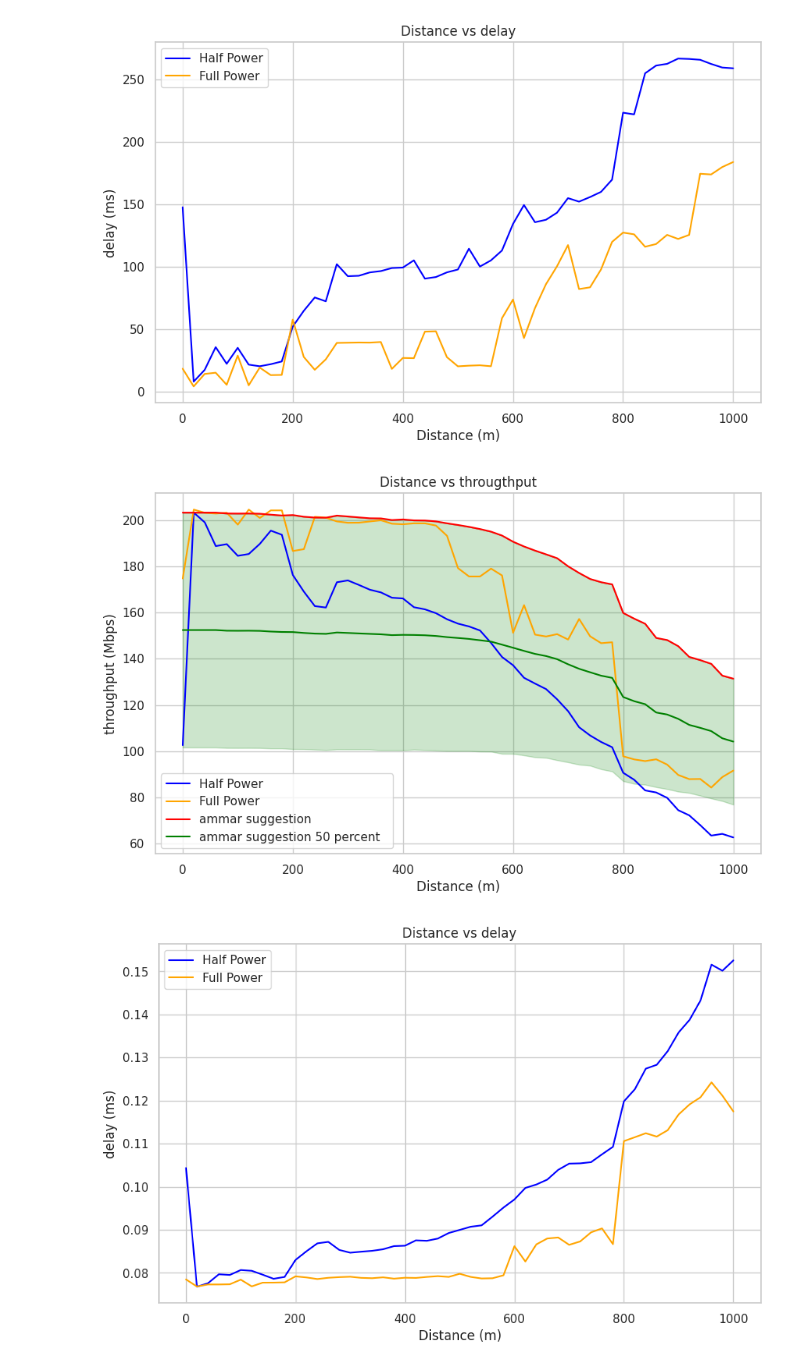
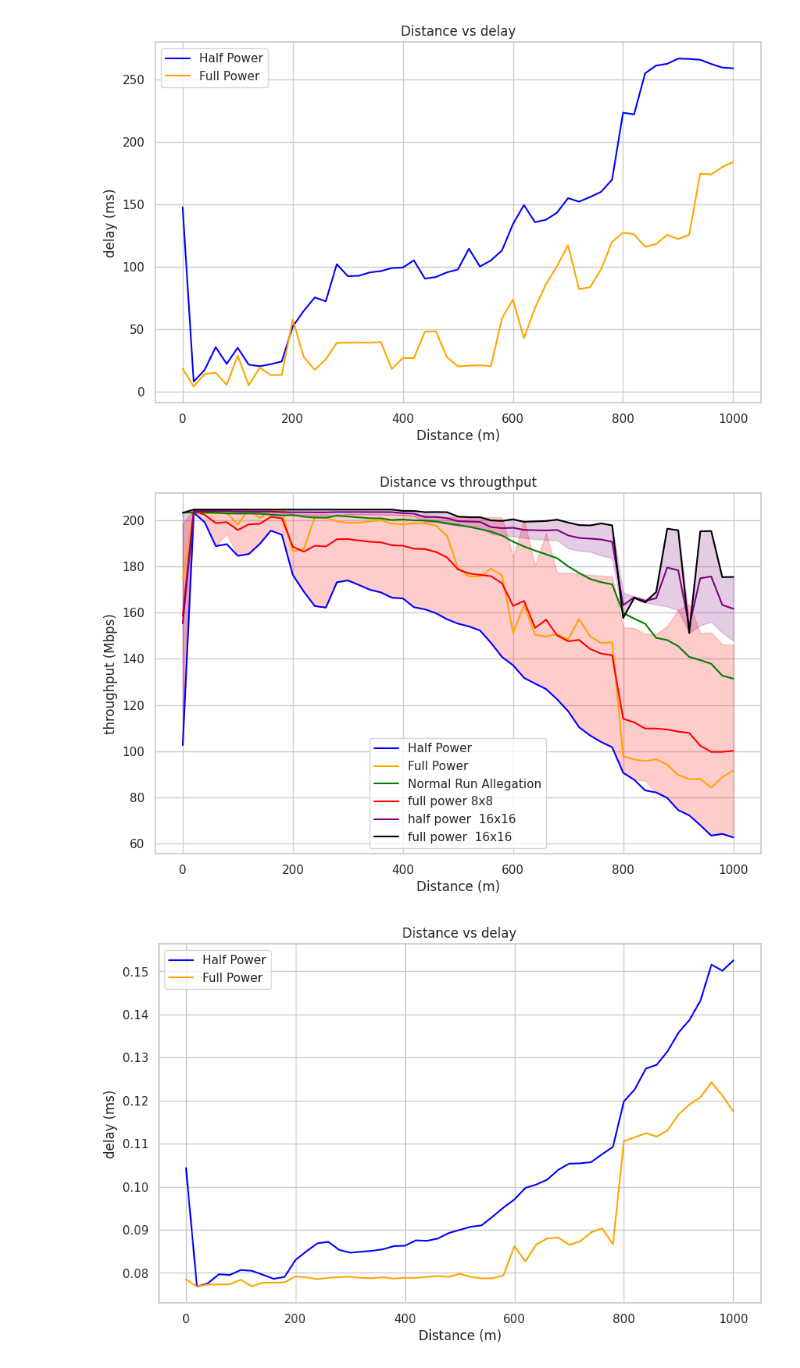
Before and after one commit to omartarek000/ns3_work_file_5G_lena, a Jupyter notebook: power_port_analysis.ipynb, the cells around one changed output. Saved outputs shown, nothing was run; the diff lists cells and outputs as text; code cells hidden in the pictures.

Commit message:
updated the graph file

```diff
--- a/power_port_analysis.ipynb
+++ b/power_port_analysis.ipynb
@@ -11,3 +6,17 @@ df_ammar_echo = pd.read_csv('ammar_suggestion1.csv')
+# %%
+df_half_power = pd.read_csv('output_default.csv')
+df_full_power = pd.read_csv('full_power.csv')
+df_normal_run_allegation = pd.read_csv('normal_run_allegation.csv')
+df_upnormal_run_allegation = pd.read_csv('upnormal_run_allegation.csv')
+df_upnormal_run_allegation_16half = pd.read_csv('upnormal_run_allegation16half.csv')
+df_upnormal_run_allegation_16 = pd.read_csv('upnormal_run_allegation16.csv')
+df_normalizer_off_full_power = pd.read_csv("removing_normalizerfull_power.csv")
+df_normalizer_off_half_power = pd.read_csv("removing_normalizerhalf_power.csv")
+df_normalizer_off_half_power_half_power = pd.read_csv("removing_normalizerhalf_powerhalf.csv")
+df_normalizer_off_half_powerquarter = pd.read_csv("removing_normalizerhalf_powerquarter.csv")
+df_power_reallocation = pd.read_csv("power_reallocation.csv")
+df_normlizeroff1100 = pd.read_csv("normalizer_off_1100.csv")
+df_normlizeroff1111 = pd.read_csv("normalizeroff_1111.csv")
 # %%
 df_half_power[df_half_power['Metric'] == 'Throughput']
 # %% [output]
@@ -46,19 +56,23 @@ plt.show()
 # %%
 
 plt.figure(figsize=(10, 6))
 sns.set(style="whitegrid")
 sns.lineplot(data=df_half_power[df_half_power['Metric'] == 'Throughput'], x='gnbUeDistance', y='Value', label='Half Power', color='blue')
 sns.lineplot(data=df_full_power[df_full_power['Metric'] == 'Throughput'], x='gnbUeDistance', y='Value', label='Full Power', color='orange')
-sns.lineplot(data=df_ammar[df_ammar['Metric'] == 'Throughput'], x='gnbUeDistance', y='Value', label='ammar suggestion ', color='red')
-sns.lineplot(data=df_ammar_echo[df_ammar_echo['Metric'] == 'Throughput'], x='gnbUeDistance', y='Value', label='ammar suggestion 50 percent  ', color='green')
+sns.lineplot(data=df_normal_run_allegation[df_normal_run_allegation['Metric'] == 'Throughput'], x='gnbUeDistance', y='Value', label='Normal Run Allegation', color='green')
+sns.lineplot(data=df_upnormal_run_allegation[df_upnormal_run_allegation['Metric'] == 'Throughput'], x='gnbUeDistance', y='Value', label='full power 8x8', color='red')
+sns.lineplot(data=df_upnormal_run_allegation_16half[df_upnormal_run_allegation_16half['Metric'] == 'Throughput'], x='gnbUeDistance', y='Value', label='half power  16x16', color='purple')
+sns.lineplot(data=df_upnormal_run_allegation_16[df_upnormal_run_allegation_16['Metric'] == 'Throughput'], x='gnbUeDistance', y='Value', label='full power  16x16', color='black')
+
+
 plt.title('Distance vs througthput')
 plt.xlabel('Distance (m)')
 plt.ylabel('throughput (Mbps)')
 plt.legend()
 plt.grid(True)
 plt.show()
 # %% [output]
-[figure, old version]
+[figure, new version]
 # %%
 
 plt.figure(figsize=(10, 6))
```
Also changed, not shown: parts of 21 cells of this notebook, 1 other file.
